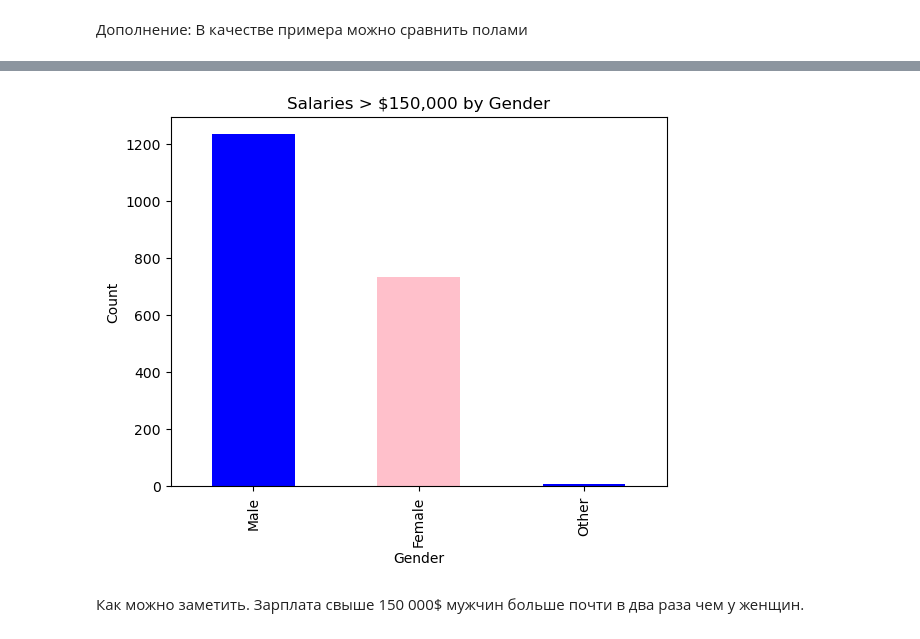
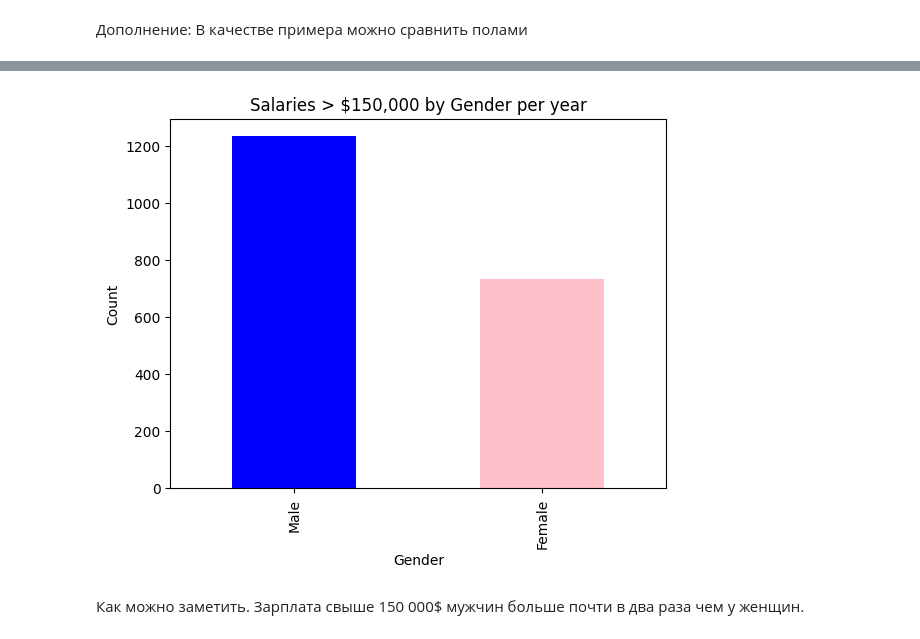
Before and after one commit to Gontafi/Salary_data_analys, a Jupyter notebook: project.ipynb, the cells around one changed output, grey strips where cells are left out. Drawn from its saved outputs; the diff is of its cells as text; code cells hidden in the pictures.

```diff
--- a/project.ipynb
+++ b/project.ipynb
@@ -124,4 +139,5 @@ Object `компенсацию` not found.
 # %%
+df['Education Level'] = df['Education Level'].str.lower()
 education_salary = df.groupby("Education Level")["Salary"].mean().sort_values(ascending=False)
 education_salary
 # %% [output]
@@ -178,14 +198,15 @@ plt.show()
 # %%
 df = df[df['Salary'] > 150000]
 
+df = df[df['Gender'] != 'Other']
 salary_counts = df['Gender'].value_counts()
 
 salary_counts.plot(kind="bar", color=['blue', 'pink'])
-plt.title('Salaries > $150,000 by Gender')
+plt.title('Salaries > $150,000 by Gender per year')
 plt.xlabel('Gender')
 plt.ylabel('Count')
 plt.show()
 # %% [output]
-[figure, old version]
+[figure, new version]
 # %% [markdown]
 Как можно заметить. Зарплата свыше 150 000$ мужчин больше почти в два раза чем у женщин.
```
Also changed, not shown: parts of 22 cells of this notebook.
